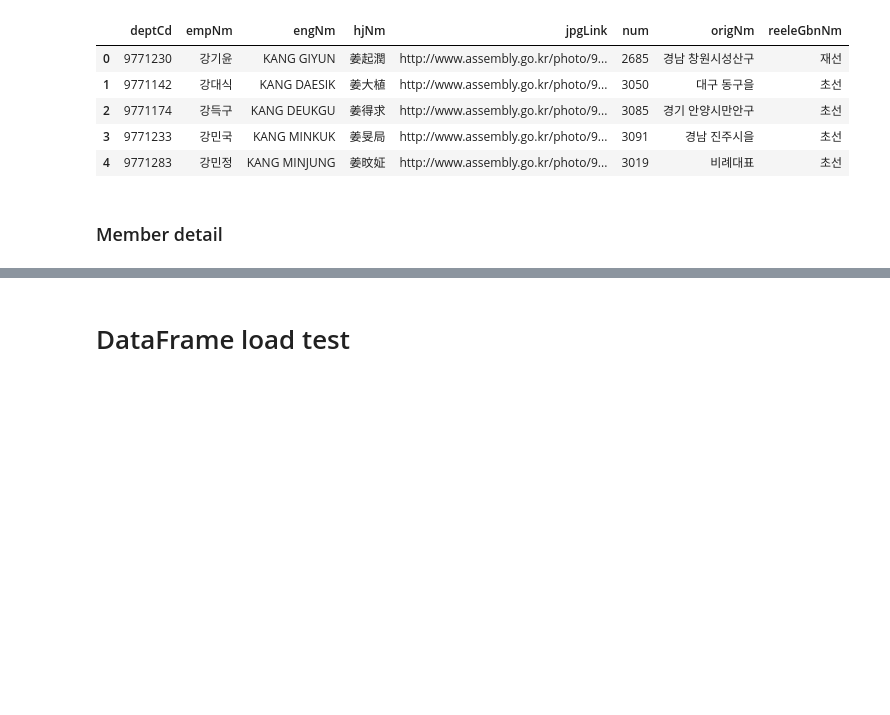
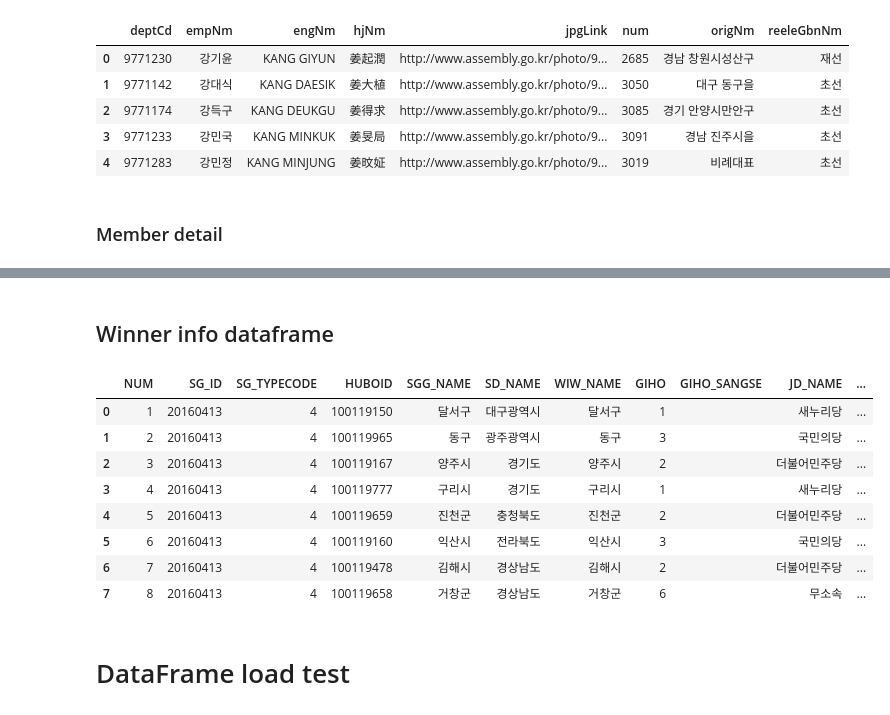
Before and after one commit to ElectionInfo/Data_code, a Jupyter notebook: election_databas.ipynb, the cells around one changed output, grey strips where cells are left out. Saved outputs shown, nothing was run; the diff lists cells and outputs as text; code cells hidden in the pictures; blank space fills up the shorter version.

Commit message:
winner code update

```diff
--- a/election_database.ipynb
+++ b/election_databas.ipynb
@@ -241,6 +242,48 @@ get_politician_detail(9771106)
 # %% [output]
 |  | assemEmail | assemTel | bthDate | electionNum | empNm | engNm | hbbyCd | hjNm | memTitle | origNm | ... |
 | 0 | nyleetogether@gmail.com | 02-784-3866 | 19521220 | 대 | 이낙연 | LEE NAKYON | 독서 | 李洛淵 | 더불어민주당 당대표 (2020.08~현재)\r\n제21대 서... | 서울 종로구 | ... |
+# %% [markdown]
+## Winner info dataframe
+# %%
+def get_winner_df(sgId, sgTypecode, num_of_row=1000):
+  winner_base_url = 'http://apis.data.go.kr/9760000/WinnerInfoInqireService2/getWinnerInfoInqire'
+
+  queryParams = '?' + urlencode({
+      quote_plus('numOfRows') : str(num_of_row),        # optional
+      quote_plus('sgId') : str(sgId),                   # load from election code
+      quote_plus('sgTypecode') : str(sgTypecode),       # load from election code
+      quote_plus('sggName') : '',                       # optional
+      quote_plus('sdName') : '',                        # optional
+      quote_plus('resultType') : 'json',                # must set JSON
+      quote_plus('ServiceKey') : service_key
+  })
+
+  API_winner_url = winner_base_url + unquote(queryParams)
+
+  # candidate info load
+
+  response = urlopen(API_winner_url)
+  json_str = response.read().decode('utf-8')
+
+  json_object = json.loads(json_str)
+
+  body = [json_object['getWinnerInfoInqire']['item']]
+
+  winner_data = pd.json_normalize(json_object['getWinnerInfoInqire']['item'])
+
+  return winner_data
+# %%
+get_winner_df(20160413, 4)
+# %% [output]
+|  | NUM | SG_ID | SG_TYPECODE | HUBOID | SGG_NAME | SD_NAME | WIW_NAME | GIHO | GIHO_SANGSE | JD_NAME | ... |
+| 0 | 1 | 20160413 | 4 | 100119150 | 달서구 | 대구광역시 | 달서구 | 1 |  | 새누리당 | ... |
+| 1 | 2 | 20160413 | 4 | 100119965 | 동구 | 광주광역시 | 동구 | 3 |  | 국민의당 | ... |
+| 2 | 3 | 20160413 | 4 | 100119167 | 양주시 | 경기도 | 양주시 | 2 |  | 더불어민주당 | ... |
+| 3 | 4 | 20160413 | 4 | 100119777 | 구리시 | 경기도 | 구리시 | 1 |  | 새누리당 | ... |
+| 4 | 5 | 20160413 | 4 | 100119659 | 진천군 | 충청북도 | 진천군 | 2 |  | 더불어민주당 | ... |
+| 5 | 6 | 20160413 | 4 | 100119160 | 익산시 | 전라북도 | 익산시 | 3 |  | 국민의당 | ... |
+| 6 | 7 | 20160413 | 4 | 100119478 | 김해시 | 경상남도 | 김해시 | 2 |  | 더불어민주당 | ... |
+| 7 | 8 | 20160413 | 4 | 100119658 | 거창군 | 경상남도 | 거창군 | 6 |  | 무소속 | ... |
 # %% [markdown]
 # DataFrame load test
 # %% [markdown]
```
Also changed, not shown: parts of 17 cells of this notebook.
